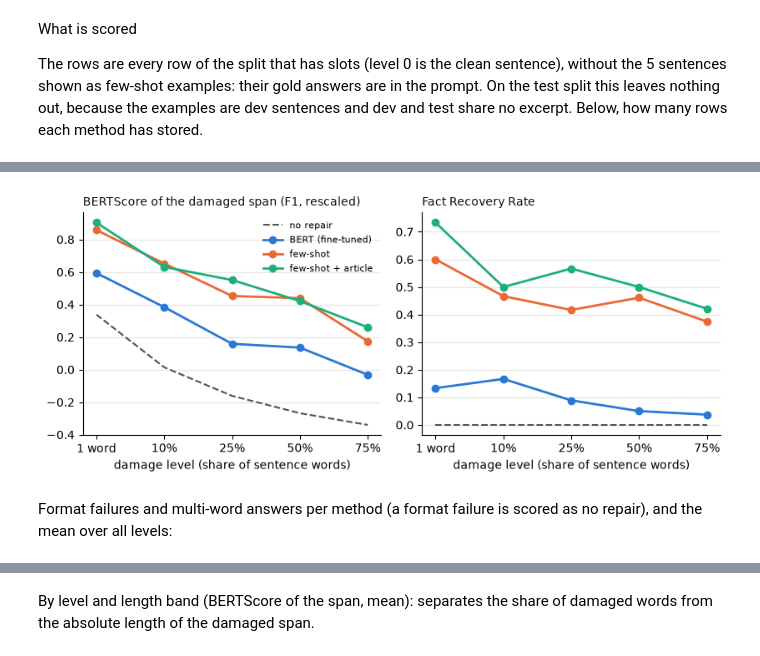
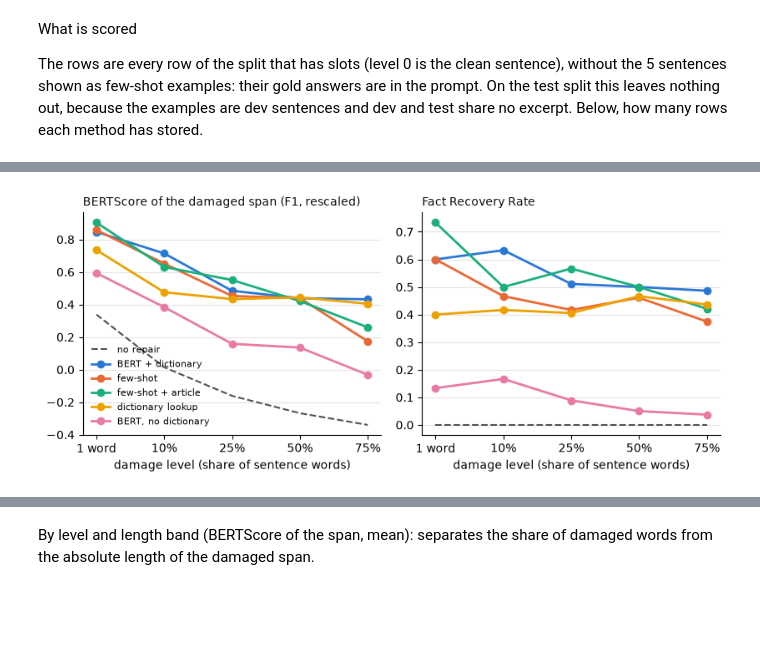
Before and after one commit to tanruoshan/GenAI, a Jupyter notebook: notebooks/04_evaluation.ipynb, the cells around one changed output, grey strips where cells are left out. Cells and saved outputs as stored; diff of their text form; code cells hidden in the pictures; blank space fills up the shorter version.

Commit message:
Notebook 4: score all five methods with bootstrap intervals, paired tests and the SQ3 rate (dev)

```diff
--- a/notebooks/04_evaluation.ipynb
+++ b/notebooks/04_evaluation.ipynb
@@ -61,14 +65,21 @@ scored_ids = sorted({r["id"] for r in scored_rows})
 expected = {(r["id"], r["severity"]) for r in scored_rows}
 
 versions = variant_versions(llm_config, SPLIT)
-VARIANTS = {"BERT (fine-tuned)": ("bert_rerank", repair_version(load_repair_config(), SPLIT)),  # written by notebook 2
-            "few-shot": versions["few-shot"], "few-shot + article": versions["few-shot + article"]}
-ORDER = list(VARIANTS)  # fixed order: a method keeps its colour in every figure
+VARIANTS = {  # fixed order: a method keeps its colour in every figure
+    "BERT + dictionary": ("bert_rerank", repair_version(load_repair_config(ROOT / "configs" / "bert_repair_lex.yaml"), SPLIT)),
+    "few-shot": versions["few-shot"],
+    "few-shot + article": versions["few-shot + article"],
+    "dictionary lookup": ("lexicon", lexicon_version(load_lexicon_config(), SPLIT)),
+    "BERT, no dictionary": ("bert_rerank", repair_version(load_repair_config(), SPLIT)),
+}
+ORDER = list(VARIANTS)
+LLM = ["few-shot", "few-shot + article"]
 stored = {name: {(p["id"], p["severity"]): p for p in load_preds(pred_path(*v))} for name, v in VARIANTS.items()}
 available = [name for name in VARIANTS if expected <= set(stored[name])]
 METHODS = available + ["no repair"]
 print(f"{len(scored_ids)} sentences, {len(expected)} rows per method in the {SPLIT} split")
-pd.DataFrame({"rows stored": {n: len(expected & set(s)) for n, s in stored.items()},
+pd.DataFrame({"version": {n: f"{m}_{v}" for n, (m, v) in VARIANTS.items()},
+              "rows stored": {n: len(expected & set(s)) for n, s in stored.items()},
               "rows needed": len(expected), "scored": {n: n in available for n in stored}})
 # %% [output]
 15 sentences, 75 rows per method in the dev split
@@ -170,0 +151,17 @@ means.round(3)
+# %%
+N_BOOT = 10_000
+index = resample_index(len(scored_ids), N_BOOT, seed=config["seed"])
+ci = ci_long(scores, ["BERTScore span", "Fact Recovery Rate", "anchor recovery", "visible fact slots",
+                      "dropped fact slots", "exact words", "CER before (pooled)", "CER after (pooled)",
+                      "repair gain (pooled)", "BERTScore sentence"], scored_ids, index)
+fmt = lambda r: "n/a" if pd.isna(r["value"]) else f"{r['value']:.2f} [{r['low']:.2f}, {r['high']:.2f}]"
+ci["cell"] = ci.apply(fmt, axis=1)
+
+
+def ci_table(metric, methods=METHODS):
+    return ci[ci["metric"] == metric].pivot(index="level", columns="method", values="cell").reindex(index=LEVELS, columns=methods)
+
+
+for metric in ["BERTScore span", "Fact Recovery Rate", "anchor recovery"]:
+    print(metric)
+    display(ci_table(metric))
@@ -171,8 +251,7 @@ means.round(3)
 # %%
-fig = level_lines(means, ["BERTScore span", "fact recovery"],
+means = ci[ci["metric"].isin(["BERTScore span", "Fact Recovery Rate"])].pivot_table(
+    index=["method", "level"], columns="metric", values="value").reindex(pd.MultiIndex.from_product([METHODS, LEVELS]))
+fig = level_lines(means, ["BERTScore span", "Fact Recovery Rate"],
                   ["BERTScore of the damaged span (F1, rescaled)", "Fact Recovery Rate"], ORDER)
 # %% [output]
-[figure, old version]
+[figure, new version]
-# %% [markdown]
-Format failures and multi-word answers per method (a format failure is scored as no repair), and the mean
-over all levels:
```
Also changed, not shown: parts of 28 cells of this notebook, 5 other files.
